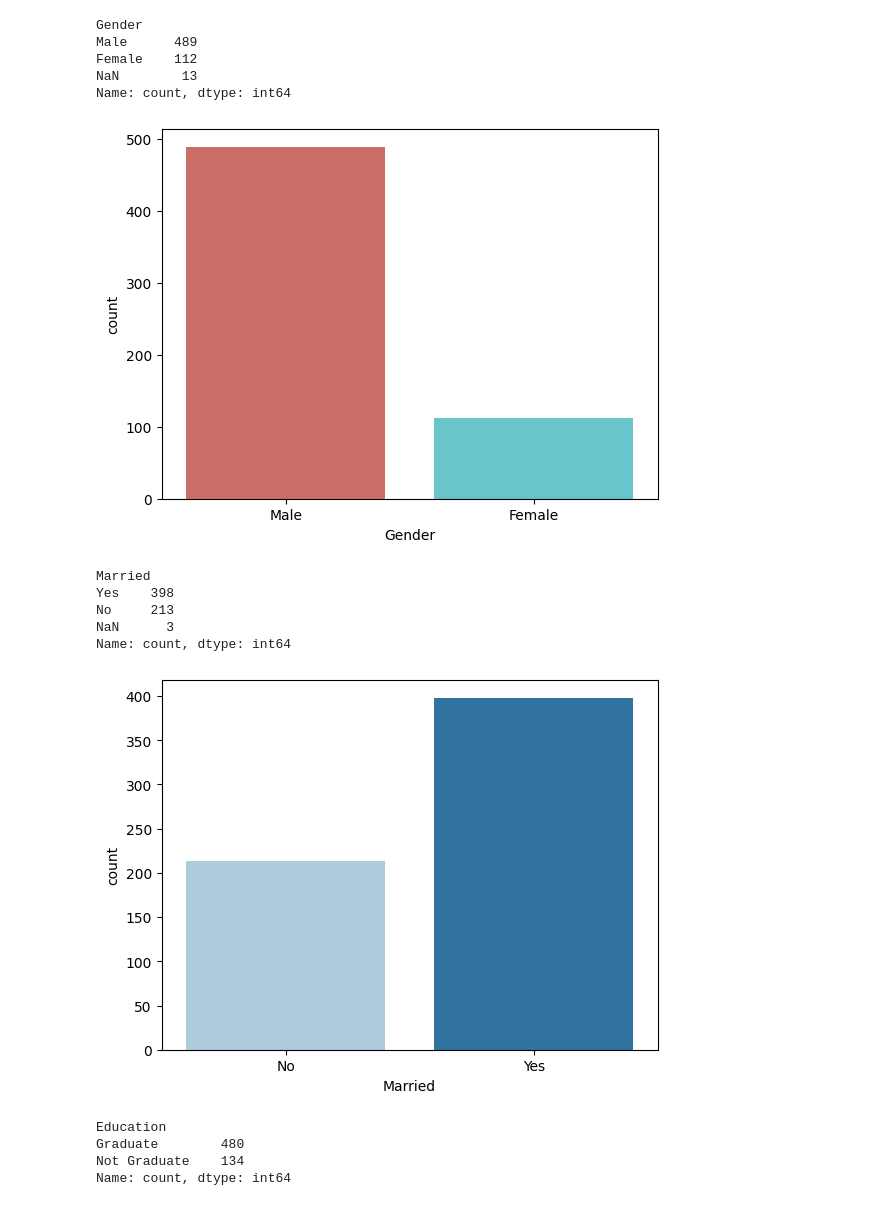
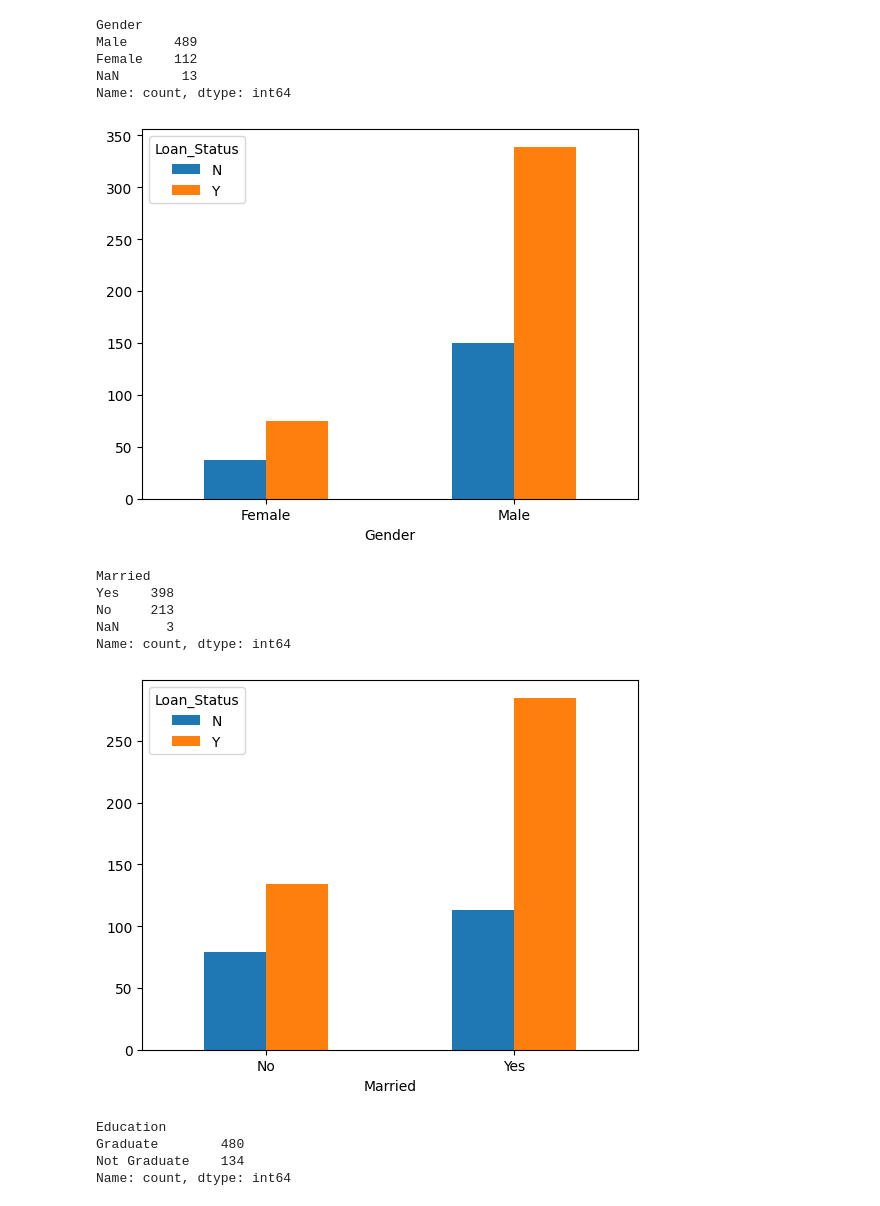
Before and after one commit to sanskritiagr/Loan-Prediction, a Jupyter notebook: LoanPreds.ipynb, the cells around one changed output. Cells and saved outputs as stored; diff of their text form; code cells hidden in the pictures.

```diff
--- a/LoanPreds.ipynb
+++ b/LoanPreds.ipynb
@@ -87,10 +87,10 @@ Female    112
 NaN        13
 Name: count, dtype: int64
 # %%
-sns.countplot(x="Gender", data=df, palette="hls")
-plt.show()
+crosstb = pd.crosstab(df.Gender, df.Loan_Status)
+barplot = crosstb.plot.bar(rot=0)
 # %% [output]
-[figure, old version]
+[figure, new version]
 # %%
 df.Married.value_counts(dropna=False)
 # %% [output]
@@ -100,10 +100,10 @@ No     213
 NaN      3
 Name: count, dtype: int64
 # %%
-sns.countplot(x="Married", data=df, palette="Paired")
-plt.show()
+crosstb = pd.crosstab(df.Married, df.Loan_Status)
+barplot = crosstb.plot.bar(rot=0)
 # %% [output]
-[figure, old version]
+[figure, new version]
 # %%
 df.Education.value_counts(dropna=False)
 # %% [output]
```
Also changed, not shown: parts of 5 cells of this notebook.
